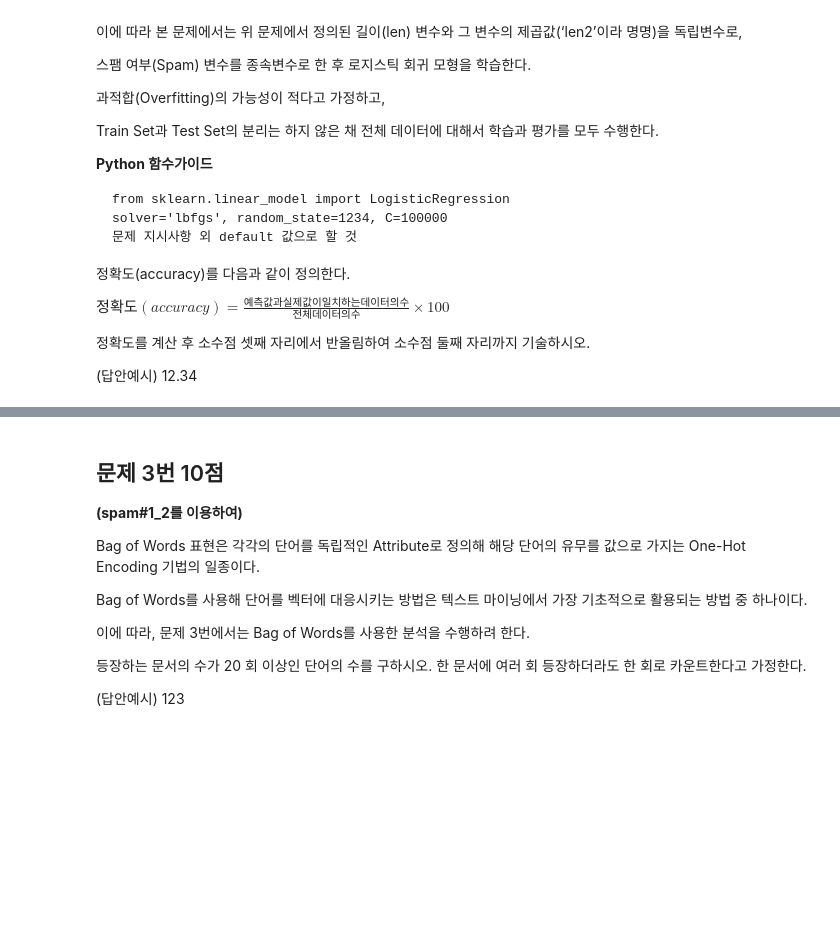
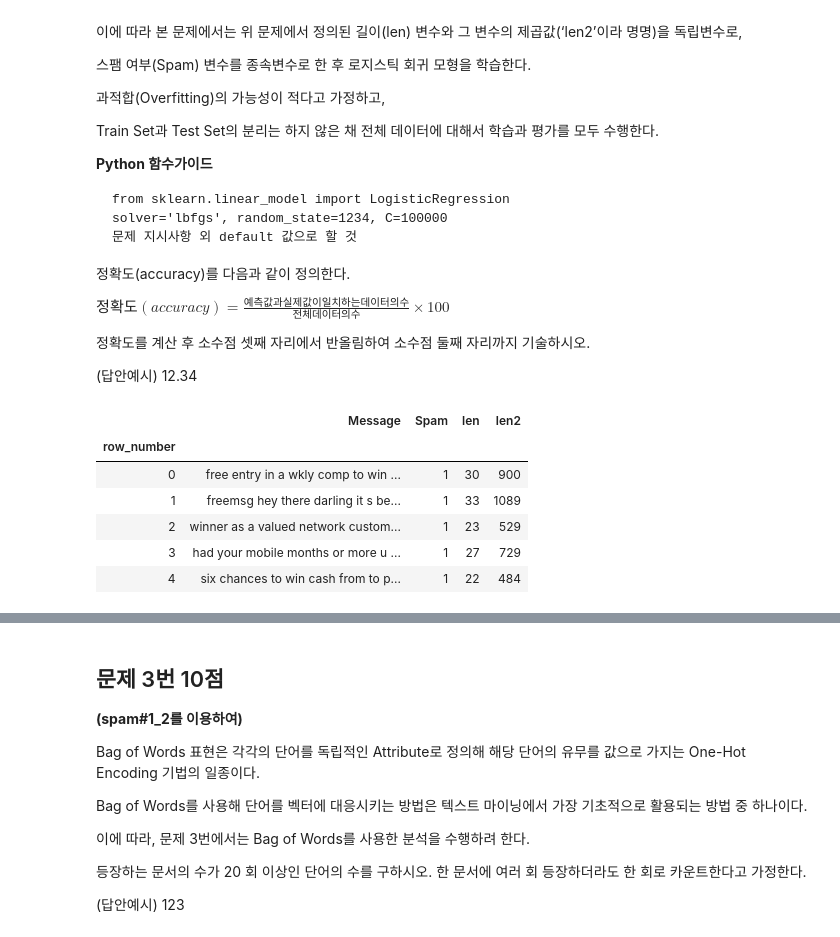
Before and after one commit to sunkusun9/prods_pro, a Jupyter notebook: prof2103_prob1.ipynb, the cells around one changed output, grey strips where cells are left out. Saved outputs shown, nothing was run; the diff lists cells and outputs as text; code cells hidden in the pictures; blank space fills up the shorter version.

```diff
--- a/prof2103_prob1.ipynb
+++ b/prof2103_prob1.ipynb
@@ -294,3 +327,16 @@ $정확도(accuracy)=\frac{예측값과 실제값이 일치하는 데이터의
 정확도를 계산 후 소수점 셋째 자리에서 반올림하여 소수점 둘째 자리까지 기술하시오.
 
  (답안예시) 12.34
+# %%
+df_spam2 = df_spam1_2.assign(
+    len2 = lambda x: x['len'] ** 2
+)
+df_spam2.head()
+# %% [output]
+|  | Message | Spam | len | len2 |
+| row_number |  |  |  |  |
+| 0 | free entry in a wkly comp to win ... | 1 | 30 | 900 |
+| 1 | freemsg hey there darling it s be... | 1 | 33 | 1089 |
+| 2 | winner as a valued network custom... | 1 | 23 | 529 |
+| 3 | had your mobile months or more u ... | 1 | 27 | 729 |
+| 4 | six chances to win cash from to p... | 1 | 22 | 484 |
```
Also changed, not shown: parts of 19 cells of this notebook.
